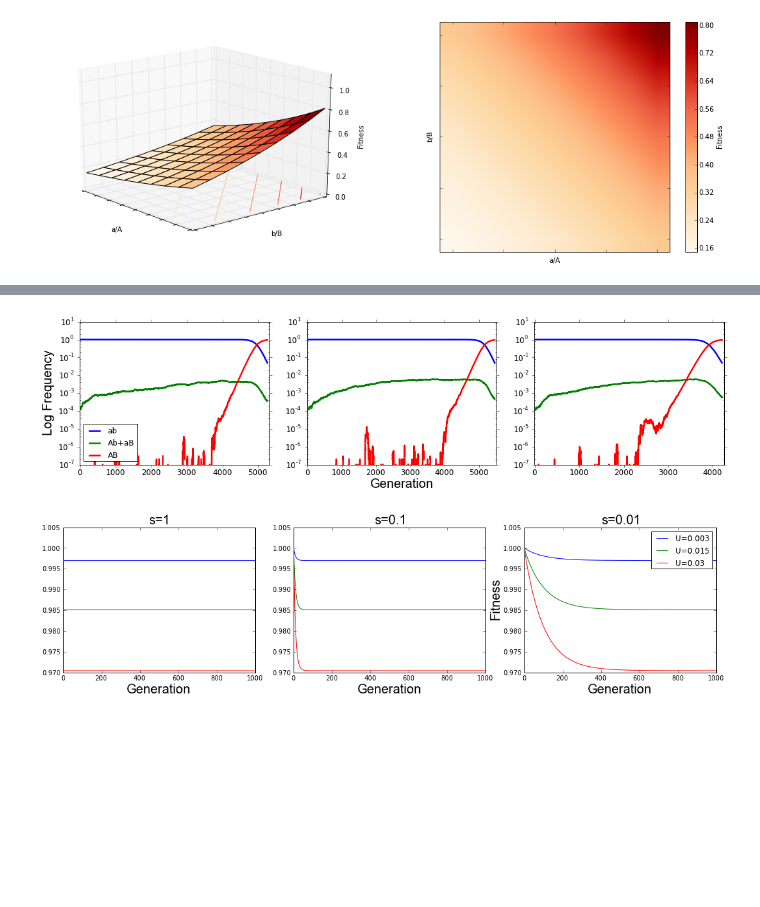
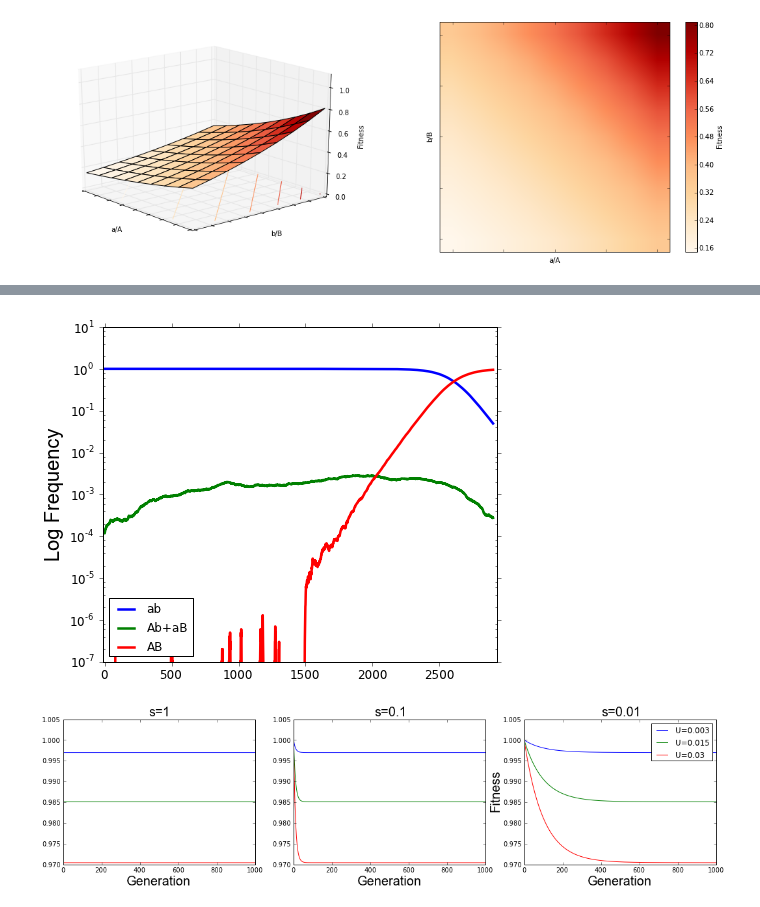
Before and after one commit to yoavram/SIDEER2013, a Jupyter notebook: presentation.ipynb, the cells around one changed output, grey strips where cells are left out. Cells and saved outputs as stored; diff of their text form; code cells hidden in the pictures; blank space fills up the shorter version.

```diff
--- a/presentation.ipynb
+++ b/presentation.ipynb
@@ -86,6 +87,7 @@ f1,f2,f3 = simulate(w),simulate(w),simulate(w)
 # %%
 w = array([1-s*H, 1-s, 1-s, 1])
-g1,g2,g3 = simulate(w),simulate(w),simulate(w)
+#g1,g2,g3 = simulate(w),simulate(w),simulate(w)
+g1 = simulate(w)
 # %%
 def plot_freq(ax, data, title, num):
     lines = ax.plot(data, linewidth=2.5)
@@ -115,13 +117,13 @@ plot_freq(ax, f3, "",3);
 # %%
-fig = pyplot.figure(figsize=(18,4))
+fig = pyplot.figure(figsize=(24,6))
 ax = fig.add_subplot(1,3,1)
 plot_freq(ax, g1, "Smooth landscape",1);
-ax = fig.add_subplot(1,3,2)
-plot_freq(ax, g2, "",2);
-ax = fig.add_subplot(1,3,3)
-plot_freq(ax, g3, "",3);
+#ax = fig.add_subplot(1,3,2)
+#plot_freq(ax, g2, "",2);
+#ax = fig.add_subplot(1,3,3)
+#plot_freq(ax, g3, "",3);
 # %% [output]
-[figure, old version]
+[figure, new version]
 # %%
 def W(g,U,s):
     return e**(-U*(1-(1-s)**g))
```
Also changed, not shown: parts of 8 cells of this notebook, 1 other file.
